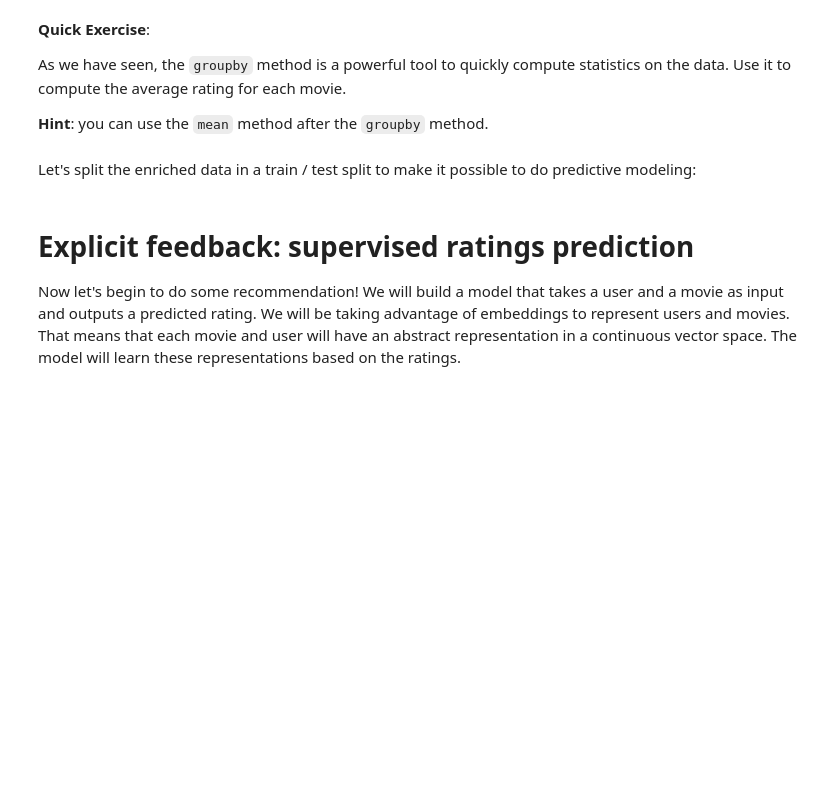
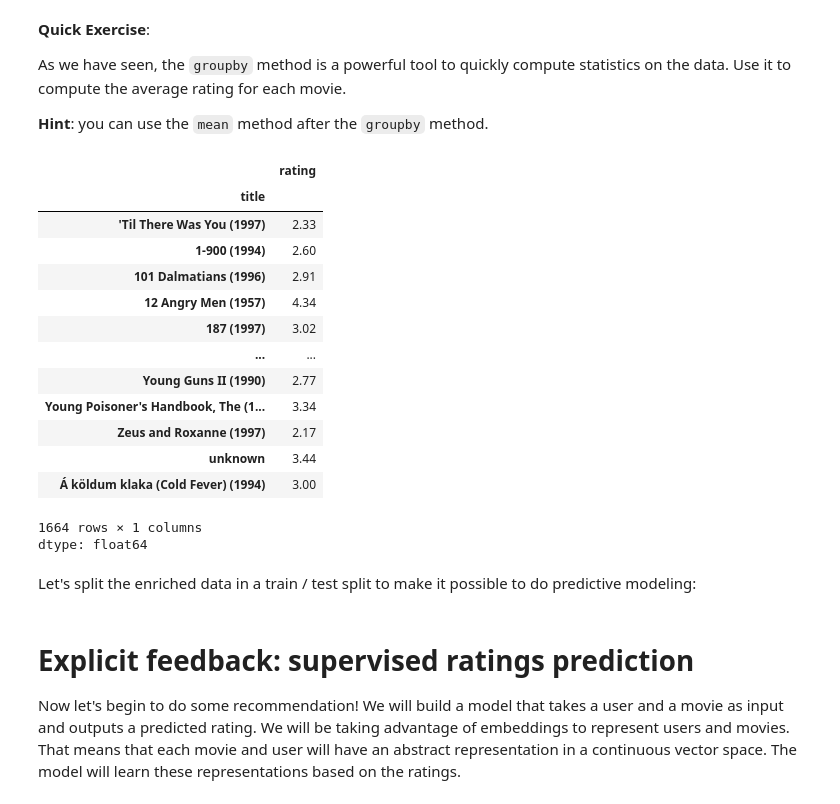
Before and after one commit to dmunjal-UofT/deep_learning, a Jupyter notebook: 01_materials/labs/lab_3.ipynb, the cells around one changed output. Drawn from its saved outputs; the diff is of its cells as text; code cells hidden in the pictures; blank space fills up the shorter version.

```diff
--- a/01_materials/labs/lab_3.ipynb
+++ b/01_materials/labs/lab_3.ipynb
@@ -188,6 +188,23 @@ As we have seen, the `groupby` method is a powerful tool to quickly compute stat
 **Hint**: you can use the `mean` method after the `groupby` method.
 # %%
 # raise NotImplementedError("Please calculate the average rating for each movie")
+all_ratings.groupby('title')['rating'].mean().round(2)
+# %% [output]
+|  | rating |
+| title |  |
+| 'Til There Was You (1997) | 2.33 |
+| 1-900 (1994) | 2.60 |
+| 101 Dalmatians (1996) | 2.91 |
+| 12 Angry Men (1957) | 4.34 |
+| 187 (1997) | 3.02 |
+| ... | ... |
+| Young Guns II (1990) | 2.77 |
+| Young Poisoner's Handbook, The (1... | 3.34 |
+| Zeus and Roxanne (1997) | 2.17 |
+| unknown | 3.44 |
+| Á köldum klaka (Cold Fever) (1994) | 3.00 |
+1664 rows × 1 columns
+dtype: float64
 # %% [markdown]
 Let's split the enriched data in a train / test split to make it possible to do predictive modeling:
 # %%
```
Also changed, not shown: parts of 17 cells of this notebook.
